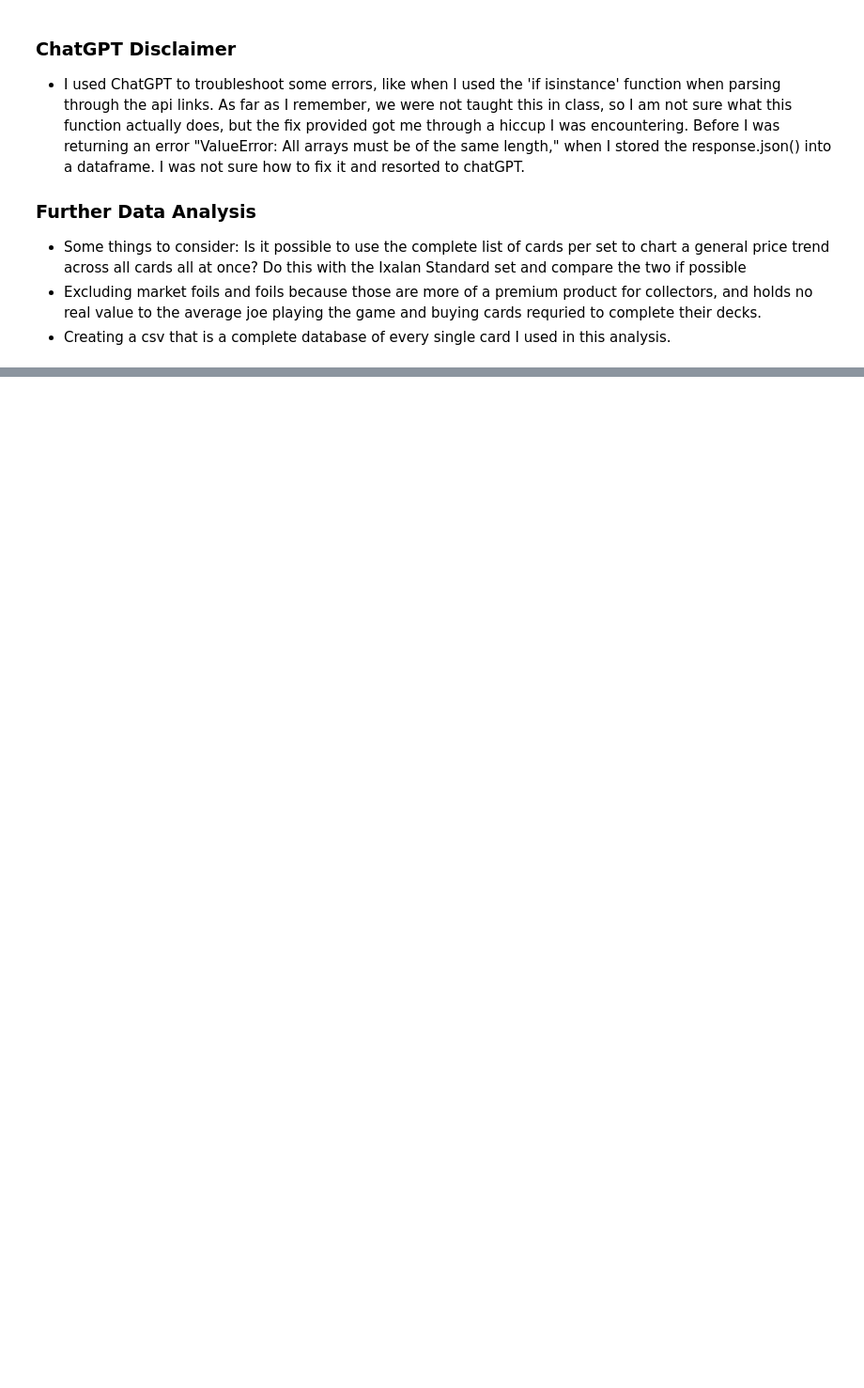
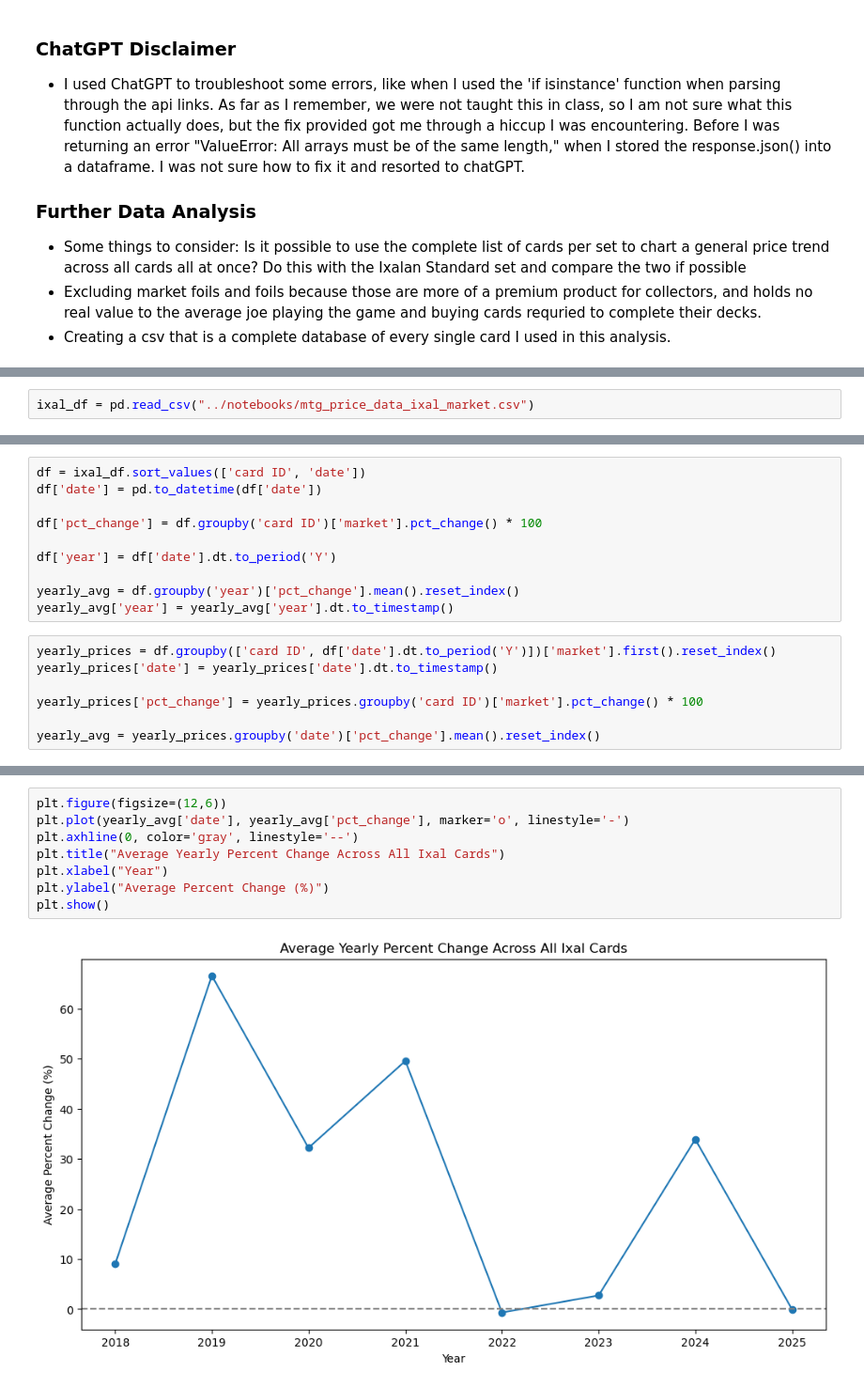
Before and after one commit to brandonmalave/Magic-The-Gathering-Card-Price-Analysis, a Jupyter notebook: notebooks/mtg_scraper.ipynb, the cells around one changed output, grey strips where cells are left out. Shown: that part at 94% size. Drawn from its saved outputs; the diff is of its cells as text; blank space fills up the shorter version.

```diff
--- a/notebooks/mtg_scraper.ipynb
+++ b/notebooks/mtg_scraper.ipynb
@@ -224,0 +433,2 @@ plt.show()
+# %%
+ixal_df = pd.read_csv("../notebooks/mtg_price_data_ixal_market.csv")
@@ -224,0 +454,17 @@ plt.show()
+# %%
+df = ixal_df.sort_values(['card ID', 'date'])
+df['date'] = pd.to_datetime(df['date'])
+
+df['pct_change'] = df.groupby('card ID')['market'].pct_change() * 100
+
+df['year'] = df['date'].dt.to_period('Y')
+
+yearly_avg = df.groupby('year')['pct_change'].mean().reset_index()
+yearly_avg['year'] = yearly_avg['year'].dt.to_timestamp()
+# %%
+yearly_prices = df.groupby(['card ID', df['date'].dt.to_period('Y')])['market'].first().reset_index()
+yearly_prices['date'] = yearly_prices['date'].dt.to_timestamp()
+
+yearly_prices['pct_change'] = yearly_prices.groupby('card ID')['market'].pct_change() * 100
+
+yearly_avg = yearly_prices.groupby('date')['pct_change'].mean().reset_index()
@@ -224,0 +476,10 @@ plt.show()
+# %%
+plt.figure(figsize=(12,6))
+plt.plot(yearly_avg['date'], yearly_avg['pct_change'], marker='o', linestyle='-')
+plt.axhline(0, color='gray', linestyle='--')
+plt.title("Average Yearly Percent Change Across All Ixal Cards")
+plt.xlabel("Year")
+plt.ylabel("Average Percent Change (%)")
+plt.show()
+# %% [output]
+[figure, added]
```
Also changed, not shown: parts of 33 cells of this notebook.
